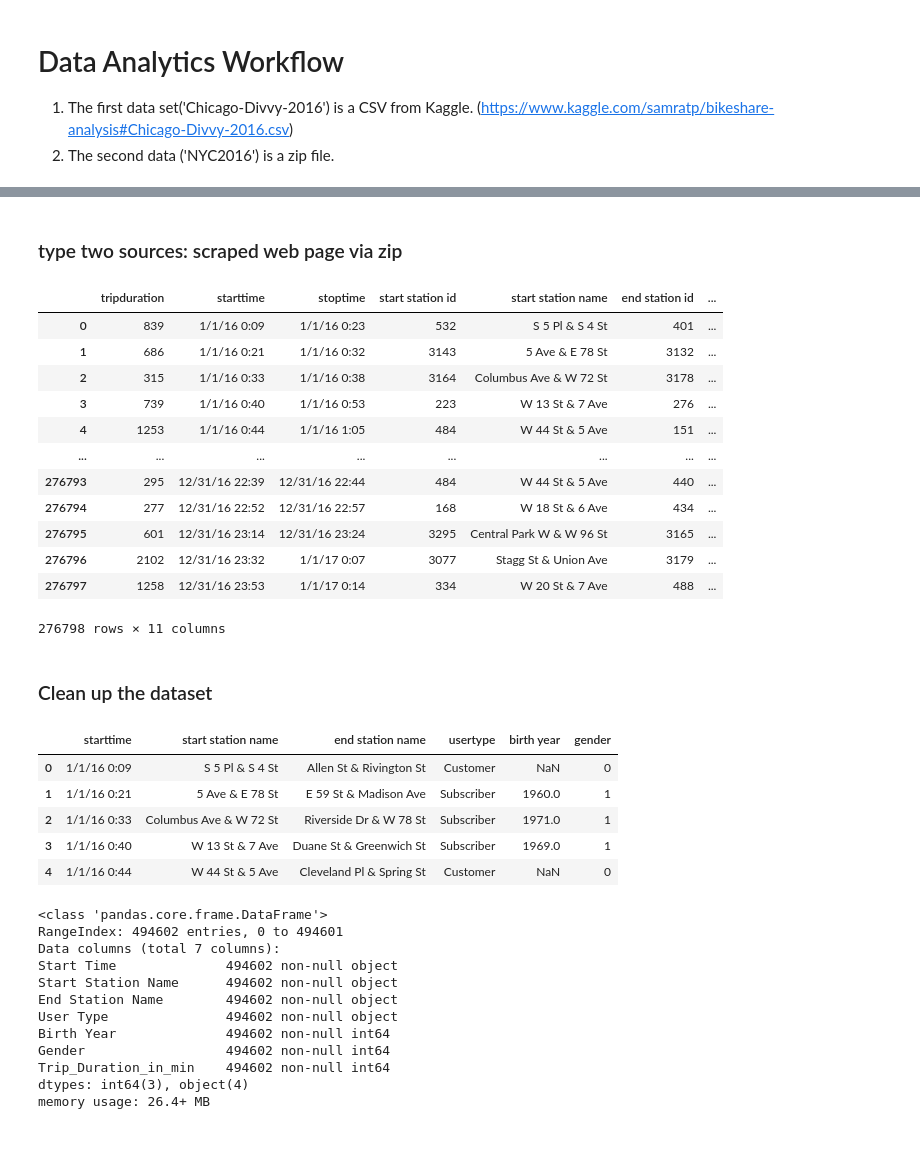
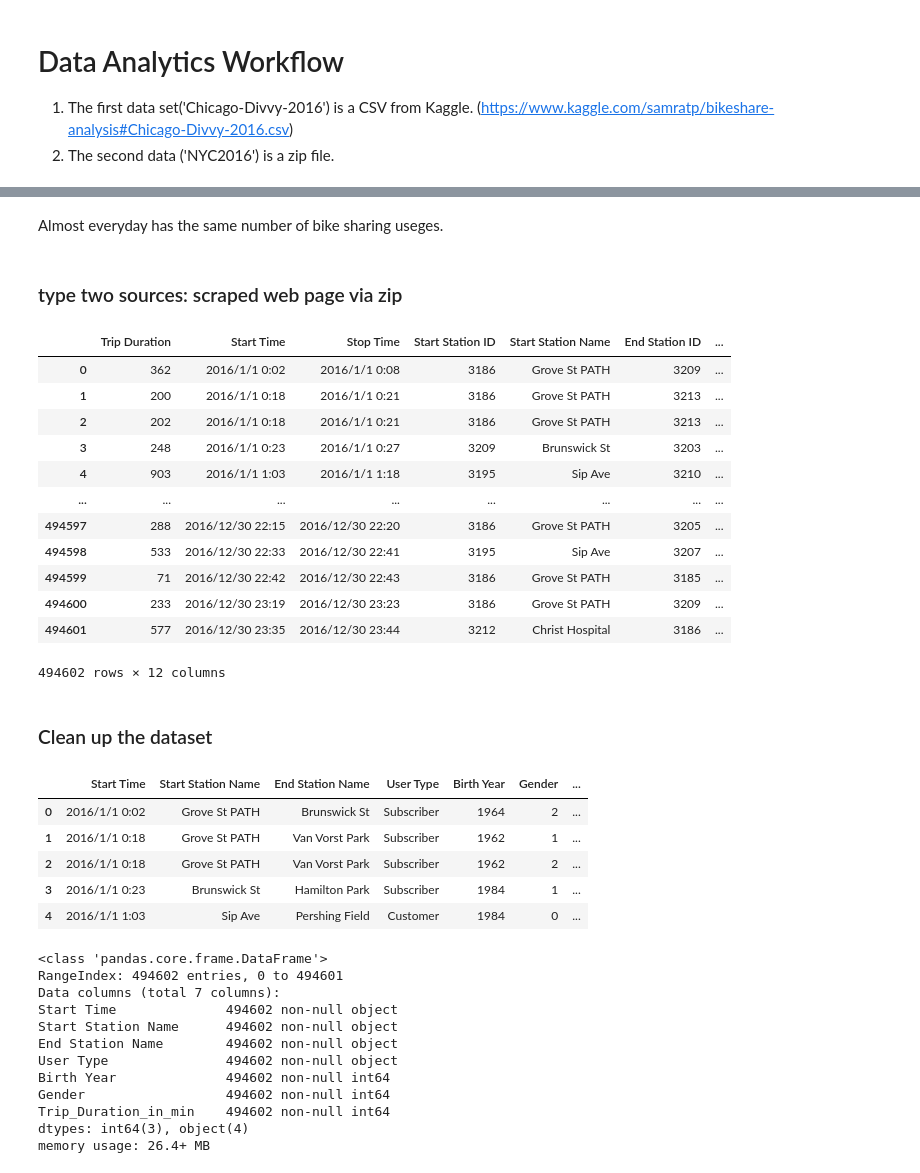
Before and after one commit to mandy941/final, a Jupyter notebook: final.ipynb, the cells around one changed output, grey strips where cells are left out. Drawn from its saved outputs; the diff is of its cells as text; code cells hidden in the pictures; blank space fills up the shorter version.

```diff
--- a/final.ipynb
+++ b/final.ipynb
@@ -45,2 +657,4 @@ OperationalError: (1045, "Access denied for user 'root'@'localhost' (using passw
+# %% [markdown]
+Almost everyday has the same number of bike sharing useges.
 # %% [markdown]
 ### type two sources: scraped web page via zip
@@ -57,33 +661,34 @@ from matplotlib.ticker import StrMethodFormatter
 # %%
-df = pd.read_csv('https://raw.githubusercontent.com/sunpark92/DAV-5400/master/NYC-CitiBike%202016.csv')
+# extract the useful column for the analysis
+df = pd.read_csv('https://raw.githubusercontent.com/mandy941/new/master/NYC2016.csv?token=ANAIKYKGUFSPPRMFSGOVTOC57GAHC')
 df
 # %% [output]
-|  | tripduration | starttime | stoptime | start station id | start station name | end station id | ... |
-| 0 | 839 | 1/1/16 0:09 | 1/1/16 0:23 | 532 | S 5 Pl & S 4 St | 401 | ... |
-| 1 | 686 | 1/1/16 0:21 | 1/1/16 0:32 | 3143 | 5 Ave & E 78 St | 3132 | ... |
-| 2 | 315 | 1/1/16 0:33 | 1/1/16 0:38 | 3164 | Columbus Ave & W 72 St | 3178 | ... |
-| 3 | 739 | 1/1/16 0:40 | 1/1/16 0:53 | 223 | W 13 St & 7 Ave | 276 | ... |
-| 4 | 1253 | 1/1/16 0:44 | 1/1/16 1:05 | 484 | W 44 St & 5 Ave | 151 | ... |
+|  | Trip Duration | Start Time | Stop Time | Start Station ID | Start Station Name | End Station ID | ... |
+| 0 | 362 | 2016/1/1 0:02 | 2016/1/1 0:08 | 3186 | Grove St PATH | 3209 | ... |
+| 1 | 200 | 2016/1/1 0:18 | 2016/1/1 0:21 | 3186 | Grove St PATH | 3213 | ... |
+| 2 | 202 | 2016/1/1 0:18 | 2016/1/1 0:21 | 3186 | Grove St PATH | 3213 | ... |
+| 3 | 248 | 2016/1/1 0:23 | 2016/1/1 0:27 | 3209 | Brunswick St | 3203 | ... |
+| 4 | 903 | 2016/1/1 1:03 | 2016/1/1 1:18 | 3195 | Sip Ave | 3210 | ... |
 | ... | ... | ... | ... | ... | ... | ... | ... |
-| 276793 | 295 | 12/31/16 22:39 | 12/31/16 22:44 | 484 | W 44 St & 5 Ave | 440 | ... |
-| 276794 | 277 | 12/31/16 22:52 | 12/31/16 22:57 | 168 | W 18 St & 6 Ave | 434 | ... |
-| 276795 | 601 | 12/31/16 23:14 | 12/31/16 23:24 | 3295 | Central Park W & W 96 St | 3165 | ... |
-| 276796 | 2102 | 12/31/16 23:32 | 1/1/17 0:07 | 3077 | Stagg St & Union Ave | 3179 | ... |
-| 276797 | 1258 | 12/31/16 23:53 | 1/1/17 0:14 | 334 | W 20 St & 7 Ave | 488 | ... |
+| 494597 | 288 | 2016/12/30 22:15 | 2016/12/30 22:20 | 3186 | Grove St PATH | 3205 | ... |
+| 494598 | 533 | 2016/12/30 22:33 | 2016/12/30 22:41 | 3195 | Sip Ave | 3207 | ... |
+| 494599 | 71 | 2016/12/30 22:42 | 2016/12/30 22:43 | 3186 | Grove St PATH | 3185 | ... |
+| 494600 | 233 | 2016/12/30 23:19 | 2016/12/30 23:23 | 3186 | Grove St PATH | 3209 | ... |
+| 494601 | 577 | 2016/12/30 23:35 | 2016/12/30 23:44 | 3212 | Christ Hospital | 3186 | ... |
-276798 rows × 11 columns
+494602 rows × 12 columns
 # %% [markdown]
 ### Clean up the dataset
 # %%
-# extract the meaningful column for the analysis
-df = df.iloc[:, [1, 4, 6, 8, 9, 10]]
+# extract the useful column for the analysis
+df = df.iloc[:, [1, 4, 6, 8, 9, 10,11]]
 df.head()
 # %% [output]
-|  | starttime | start station name | end station name | usertype | birth year | gender |
-| 0 | 1/1/16 0:09 | S 5 Pl & S 4 St | Allen St & Rivington St | Customer | NaN | 0 |
-| 1 | 1/1/16 0:21 | 5 Ave & E 78 St | E 59 St & Madison Ave | Subscriber | 1960.0 | 1 |
-| 2 | 1/1/16 0:33 | Columbus Ave & W 72 St | Riverside Dr & W 78 St | Subscriber | 1971.0 | 1 |
-| 3 | 1/1/16 0:40 | W 13 St & 7 Ave | Duane St & Greenwich St | Subscriber | 1969.0 | 1 |
-| 4 | 1/1/16 0:44 | W 44 St & 5 Ave | Cleveland Pl & Spring St | Customer | NaN | 0 |
+|  | Start Time | Start Station Name | End Station Name | User Type | Birth Year | Gender | ... |
+| 0 | 2016/1/1 0:02 | Grove St PATH | Brunswick St | Subscriber | 1964 | 2 | ... |
+| 1 | 2016/1/1 0:18 | Grove St PATH | Van Vorst Park | Subscriber | 1962 | 1 | ... |
+| 2 | 2016/1/1 0:18 | Grove St PATH | Van Vorst Park | Subscriber | 1962 | 2 | ... |
+| 3 | 2016/1/1 0:23 | Brunswick St | Hamilton Park | Subscriber | 1984 | 1 | ... |
+| 4 | 2016/1/1 1:03 | Sip Ave | Pershing Field | Customer | 1984 | 0 | ... |
 # %%
 # use info function to get the basic information of each column
 df.info()
```
Also changed, not shown: parts of 104 cells of this notebook.
